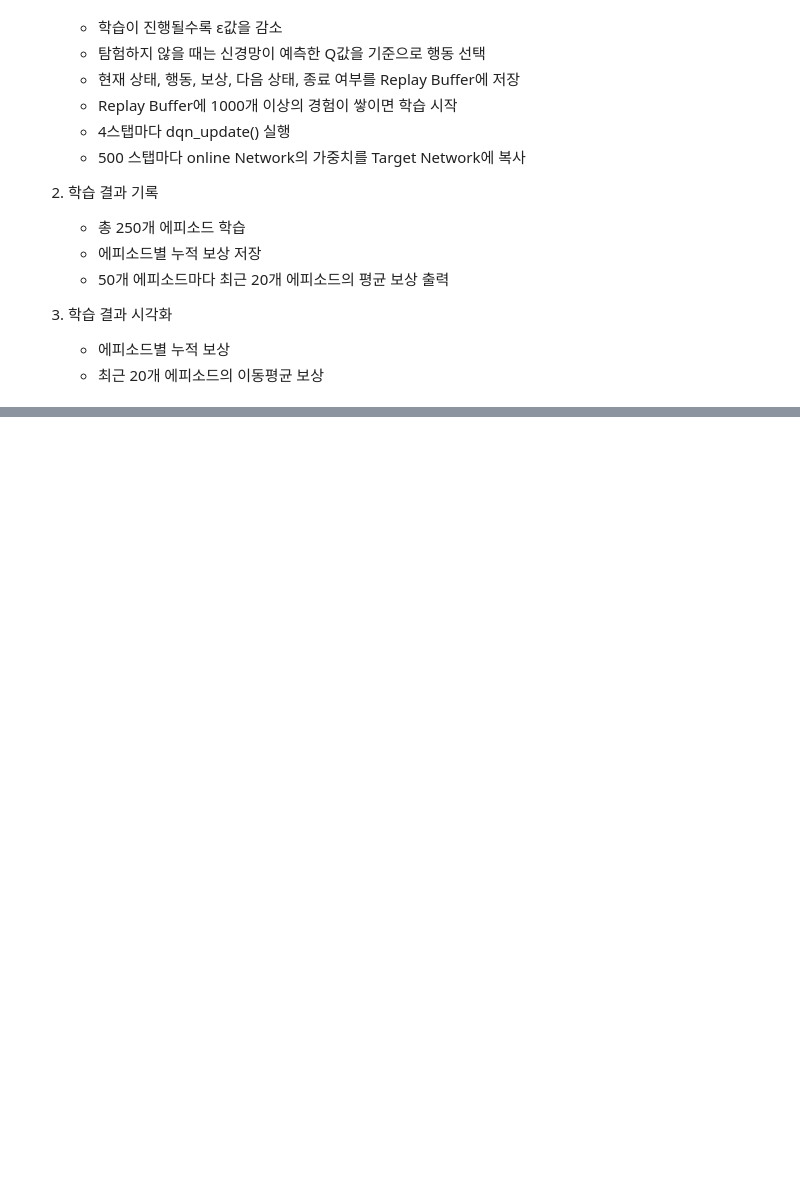
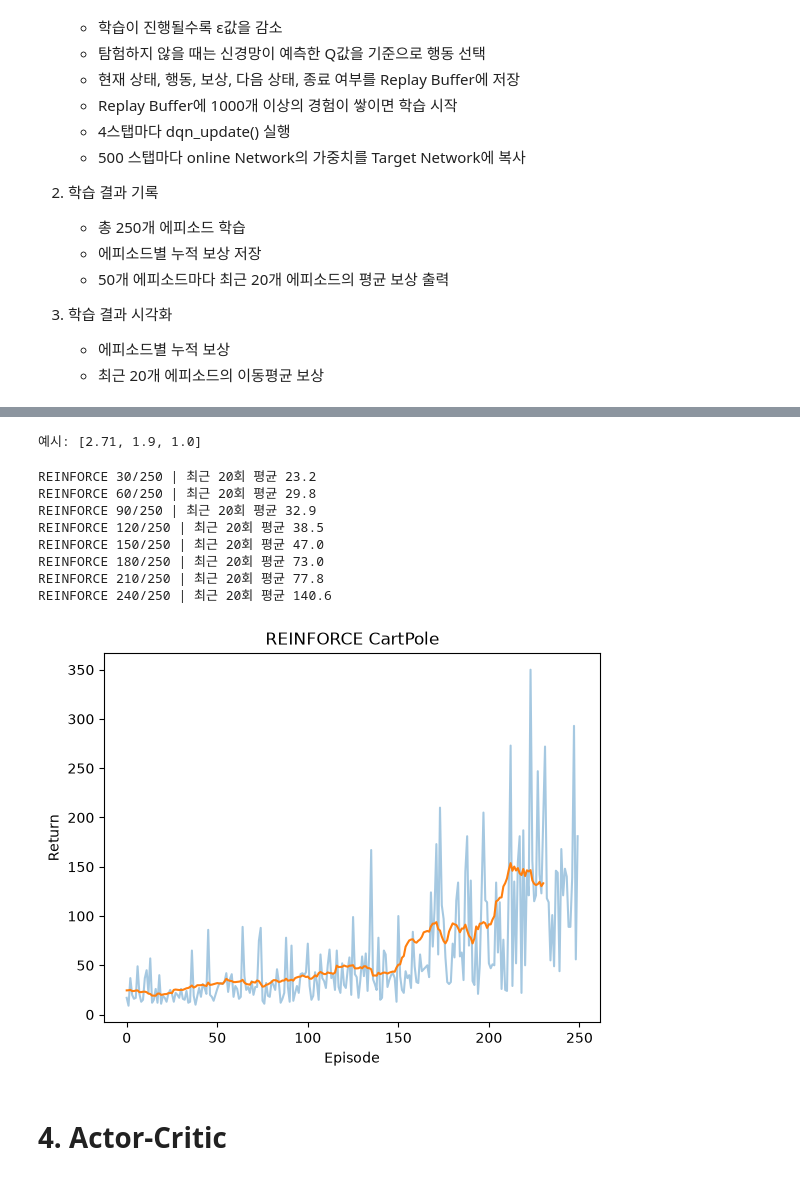
Before and after one commit to Shim-HyoungJoon/KDT, a Jupyter notebook: 13_멀티모달/4_딥강화학습.ipynb, the cells around one changed output, grey strips where cells are left out. Drawn from its saved outputs; the diff is of its cells as text; code cells hidden in the pictures; blank space fills up the shorter version.

```diff
--- a/13_멀티모달/4_딥강화학습.ipynb
+++ b/13_멀티모달/4_딥강화학습.ipynb
@@ -241,0 +321,4 @@ env = gym.make('CartPole-v1')
+# %%
+scores = evaluate_cartpole(trained_q)
+print('평가 점수:', scores)
+print(f'평균={np.mean(scores):.1f}, 표준편차={np.std(scores):.1f}')
@@ -241,0 +394,24 @@ env = gym.make('CartPole-v1')
+# %%
+class PolicyNet(nn.Module):
+    def __init__(self, obs_dim=4, n_actions=2):
+        super().__init__()
+        self.net = nn.Sequential(
+            nn.Linear(obs_dim, 64),
+            nn.Tanh(),
+            nn.Linear(64, n_actions)
+        )
+
+    def forward(self, x):
+        return self.net(x)
+# %%
+policy_demo = PolicyNet().to(DEVICE)
+state_demo = torch.tensor([[0.0, 0.1, 0.02, -0.03]], dtype=torch.float32, device=DEVICE)
+logits = policy_demo(state_demo)
+# Categotical: 0. 1 처럼 이산 행동의 확률 분포
+# Normal: 연속 행동의 정규 분포
+# logits는 확률 이전의 점수 > softmax를 적용하면 합계가 1인 확률 > Categorical로 실제 행동을 추첨
+dist = Categorical(logits=logits)
+a = dist.sample()
+print('logits:', logits.detach().cpu().numpy())
+print('확률:', dist.probs.detach().cpu().numpy())
+print('행동:', a.item(), 'log_prob:', dist.log_prob(a).item())
@@ -241,0 +430,10 @@ env = gym.make('CartPole-v1')
+# %%
+def discounted_returns(rewards,gamma=0.99):
+    out=[]; running=0.0
+    for r in reversed(rewards):
+        running=float(r)+gamma*running
+        out.append(running)
+    return list(reversed(out))
+print('예시:',discounted_returns([1,1,1],gamma=0.9))
+# %% [output]
+예시: [2.71, 1.9, 1.0]
@@ -241,0 +482,17 @@ env = gym.make('CartPole-v1')
+# %%
+reinforce_model,reinforce_scores=train_reinforce(episodes=250)
+plt.plot(reinforce_scores,alpha=.4)
+if len(reinforce_scores)>=20:plt.plot(np.convolve(reinforce_scores,np.ones(20)/20,mode='valid'))
+plt.title('REINFORCE CartPole');plt.xlabel('Episode');plt.ylabel('Return');plt.show()
+# %% [output]
+REINFORCE 30/250 | 최근 20회 평균 23.2
+REINFORCE 60/250 | 최근 20회 평균 29.8
+REINFORCE 90/250 | 최근 20회 평균 32.9
+REINFORCE 120/250 | 최근 20회 평균 38.5
+REINFORCE 150/250 | 최근 20회 평균 47.0
+REINFORCE 180/250 | 최근 20회 평균 73.0
+REINFORCE 210/250 | 최근 20회 평균 77.8
+REINFORCE 240/250 | 최근 20회 평균 140.6
+[figure, added]
+# %% [markdown]
+# **4. Actor-Critic**
```
Also changed, not shown: parts of 22 cells of this notebook.
